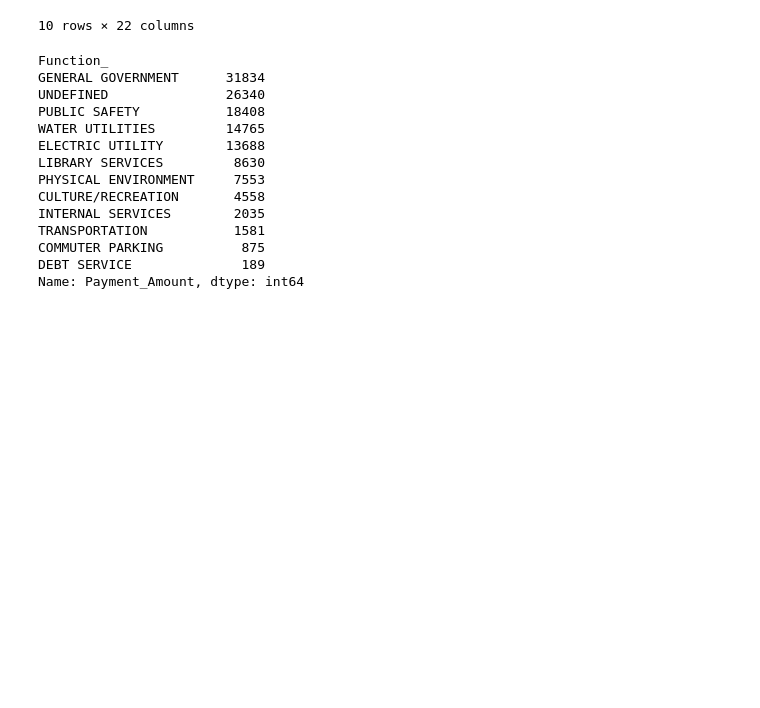
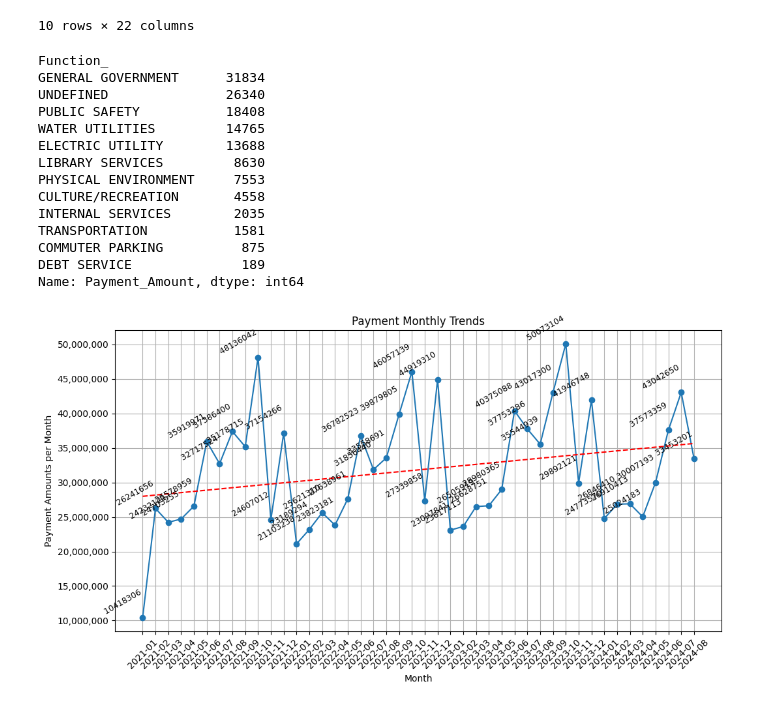
Before and after one commit to yeahmanitsmike/Analytics-Practice, a Jupyter notebook: src/csv_analysis.ipynb, the cells around one changed output. Drawn from its saved outputs; the diff is of its cells as text; code cells hidden in the pictures; blank space fills up the shorter version.

Commit message:
commiting changes from yesterday. built data visual in plt but decide it was quicker to do it in excel so i exported df with groupedby data

```diff
--- a/src/csv_analysis.ipynb
+++ b/src/csv_analysis.ipynb
@@ -388,3 +388,33 @@ TRANSPORTATION           1581
 COMMUTER PARKING          875
 DEBT SERVICE              189
 Name: Payment_Amount, dtype: int64
+# %%
+df['Check_Date'] = pd.to_datetime(df['Check_Date'])
+df['Check_Date_yearMonth'] = df['Check_Date'].dt.to_period('M')
+
+sum_PayAm = df.groupby('Check_Date_yearMonth')['Payment_Amount'].sum().reset_index()
+sum_PayAm['Check_Date_yearMonth'] = sum_PayAm['Check_Date_yearMonth'].astype(str)
+# %%
+sum_PayAm['monthNum'] = np.arange(len(sum_PayAm))
+
+slope, intercept = np.polyfit(sum_PayAm['monthNum'], sum_PayAm['Payment_Amount'], 1)
+
+trendline = slope * sum_PayAm['monthNum'] + intercept
+# %%
+plt.figure(figsize=(12, 6))
+plt.plot(sum_PayAm['Check_Date_yearMonth'], sum_PayAm['Payment_Amount'], marker='o', linestyle='-')
+plt.plot(sum_PayAm['Check_Date_yearMonth'], trendline, color='red', linestyle='--', label='Trendline')
+
+for i, txt in enumerate(sum_PayAm['Payment_Amount']):
+    plt.text(sum_PayAm['monthNum'][i], sum_PayAm['Payment_Amount'][i], f'{txt: .0f}',
+             ha='right', va='bottom', fontsize=9, rotation=30)
+
+plt.xticks(rotation=45)
+plt.xlabel("Month")
+plt.ylabel("Payment Amounts per Month")
+plt.title("Payment Monthly Trends")
+plt.gca().yaxis.set_major_formatter(mticker.FuncFormatter(lambda x, _: f'{int(x):,}'))
+plt.grid(True)
+plt.show()
+# %% [output]
+[figure, added]
```
Also changed, not shown: parts of 8 cells of this notebook.
